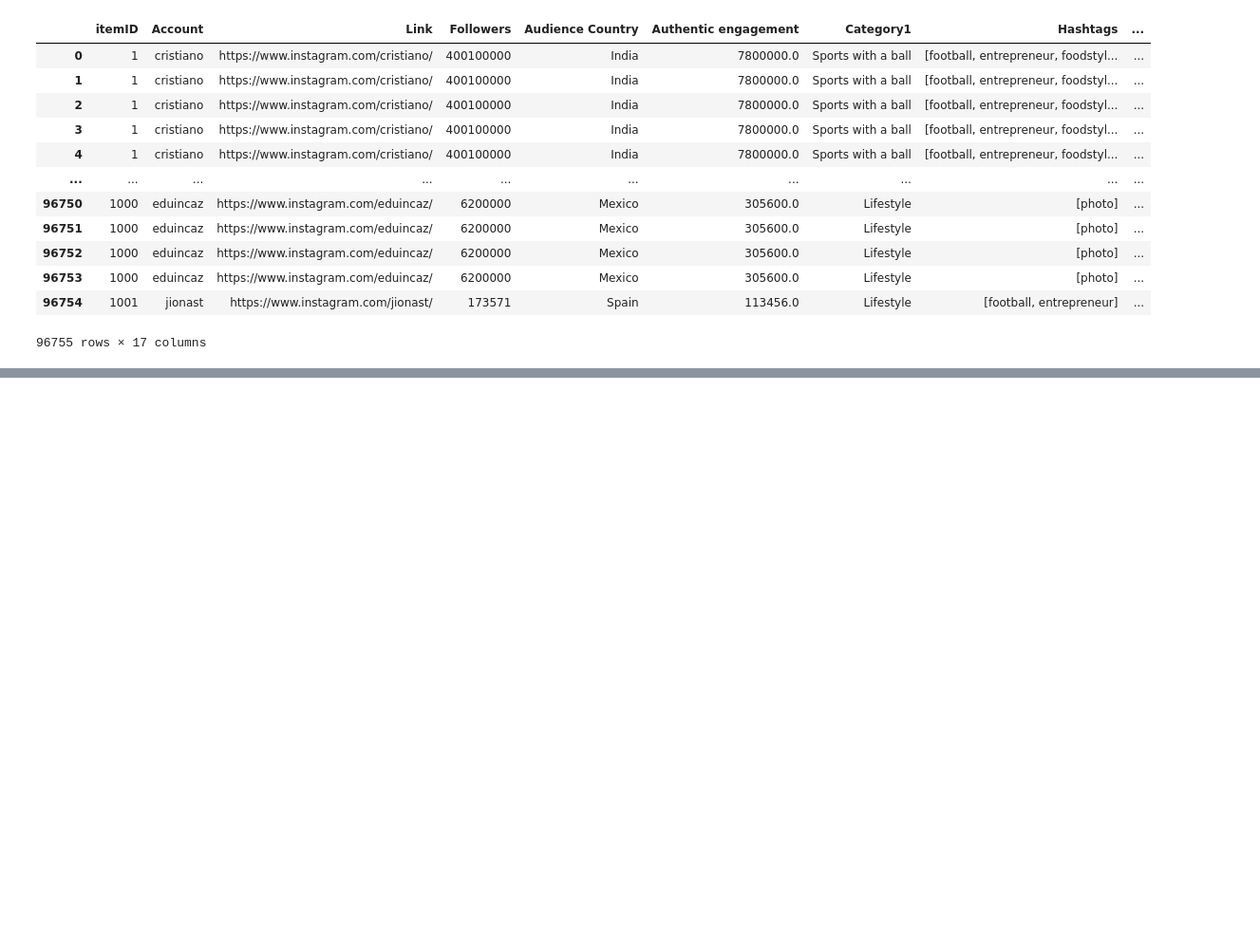
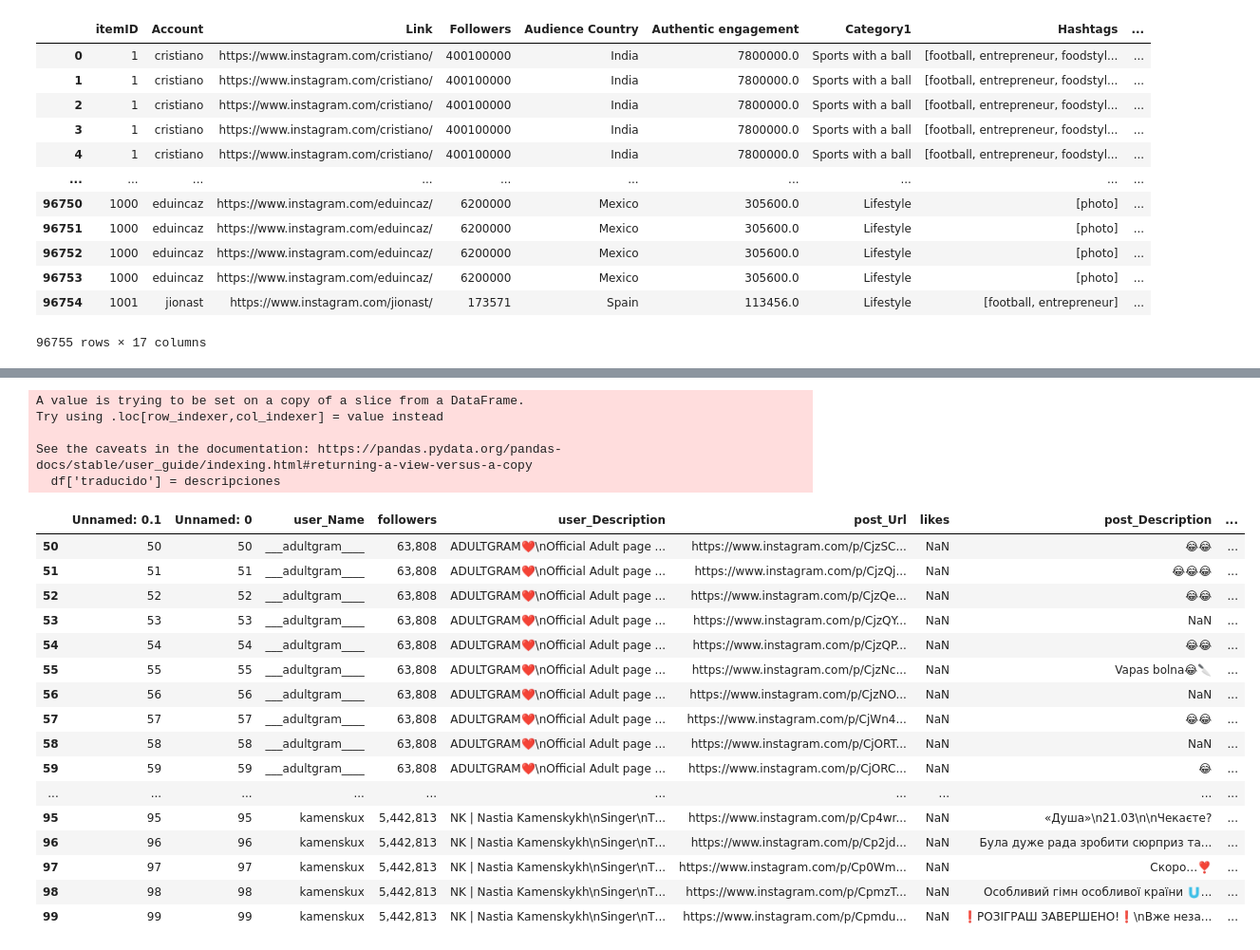
Before and after one commit to Ingernieros-del-IE/influence_marketing, a Jupyter notebook: data_preparation copy.ipynb, the cells around one changed output, grey strips where cells are left out. Shown: that part at 95% size. Drawn from its saved outputs; the diff is of its cells as text; code cells hidden in the pictures; blank space fills up the shorter version.

```diff
--- a/data_preparation copy.ipynb
+++ b/data_preparation copy.ipynb
@@ -95,7 +70,7 @@ def location (location_name):
 # %%
 loc = []
 
-for i in range(len(df_influ['post_Location'])):
-    loc.append(location(df_influ['post_Location'][i]))
+for i in range(len(df['post_Location'])):
+    loc.append(location(df['post_Location'][i]))
 
-df_influ['location'] = loc
+df['location'] = loc
@@ -297,0 +295,7 @@ df
+# %%
+from langdetect import detect
+
+text = "Joaquín es gilipollas"  # Replace this with your text
+language = detect(text)
+
+print(language)  # Output: "en" for English
@@ -297,0 +314,2 @@ df
+# %%
+df = df.tail(50)
@@ -297,0 +336,51 @@ df
+# %%
+from googletrans import Translator
+from langdetect import detect
+
+translator = Translator()
+descripciones = []
+
+for index, row in df.iterrows():
+    text = row['post_Description']
+    if text:
+        try:
+            language = detect(text)
+            if language != 'en':
+                translated = translator.translate(text, src=language, dest="en")
+                descripcion = str(translated.text)
+                descripciones.append(descripcion)
+            else:
+                descripciones.append(text)
+        except:
+            # if there is an error in translation, we can leave the original text
+            descripciones.append(text)
+    else:
+        descripciones.append(text)
+
+df['traducido'] = descripciones
+# %% [output]
+A value is trying to be set on a copy of a slice from a DataFrame.
+Try using .loc[row_indexer,col_indexer] = value instead
+
+See the caveats in the documentation: https://pandas.pydata.org/pandas-docs/stable/user_guide/indexing.html#returning-a-view-versus-a-copy
+  df['traducido'] = descripciones
+# %%
+df
+# %% [output]
+|  | Unnamed: 0.1 | Unnamed: 0 | user_Name | followers | user_Description | post_Url | likes | post_Description | ... |
+| 50 | 50 | 50 | ___adultgram____ | 63,808 | ADULTGRAM❤️\nOfficial Adult page ... | https://www.instagram.com/p/CjzSC... | NaN | 😂😂 | ... |
+| 51 | 51 | 51 | ___adultgram____ | 63,808 | ADULTGRAM❤️\nOfficial Adult page ... | https://www.instagram.com/p/CjzQj... | NaN | 😂😂😂 | ... |
+| 52 | 52 | 52 | ___adultgram____ | 63,808 | ADULTGRAM❤️\nOfficial Adult page ... | https://www.instagram.com/p/CjzQe... | NaN | 😂😂 | ... |
+| 53 | 53 | 53 | ___adultgram____ | 63,808 | ADULTGRAM❤️\nOfficial Adult page ... | https://www.instagram.com/p/CjzQY... | NaN | NaN | ... |
+| 54 | 54 | 54 | ___adultgram____ | 63,808 | ADULTGRAM❤️\nOfficial Adult page ... | https://www.instagram.com/p/CjzQP... | NaN | 😂😂 | ... |
+| 55 | 55 | 55 | ___adultgram____ | 63,808 | ADULTGRAM❤️\nOfficial Adult page ... | https://www.instagram.com/p/CjzNc... | NaN | Vapas bolna😂🔪 | ... |
+| 56 | 56 | 56 | ___adultgram____ | 63,808 | ADULTGRAM❤️\nOfficial Adult page ... | https://www.instagram.com/p/CjzNO... | NaN | NaN | ... |
+| 57 | 57 | 57 | ___adultgram____ | 63,808 | ADULTGRAM❤️\nOfficial Adult page ... | https://www.instagram.com/p/CjWn4... | NaN | 😂😂 | ... |
+| 58 | 58 | 58 | ___adultgram____ | 63,808 | ADULTGRAM❤️\nOfficial Adult page ... | https://www.instagram.com/p/CjORT... | NaN | NaN | ... |
+| 59 | 59 | 59 | ___adultgram____ | 63,808 | ADULTGRAM❤️\nOfficial Adult page ... | https://www.instagram.com/p/CjORC... | NaN | 😂 | ... |
+| ... | ... | ... | ... | ... | ... | ... | ... | ... | ... |
+| 95 | 95 | 95 | kamenskux | 5,442,813 | NK | Nastia Kamenskykh\nSinger\nТ... | https://www.instagram.com/p/Cp4wr... | NaN | «Душа»\n21.03\n\nЧекаєте? | ... |
+| 96 | 96 | 96 | kamenskux | 5,442,813 | NK | Nastia Kamenskykh\nSinger\nТ... | https://www.instagram.com/p/Cp2jd... | NaN | Була дуже рада зробити сюрприз та... | ... |
+| 97 | 97 | 97 | kamenskux | 5,442,813 | NK | Nastia Kamenskykh\nSinger\nТ... | https://www.instagram.com/p/Cp0Wm... | NaN | Скоро…❣️ | ... |
+| 98 | 98 | 98 | kamenskux | 5,442,813 | NK | Nastia Kamenskykh\nSinger\nТ... | https://www.instagram.com/p/CpmzT... | NaN | Особливий гімн особливої країни 🇺... | ... |
+| 99 | 99 | 99 | kamenskux | 5,442,813 | NK | Nastia Kamenskykh\nSinger\nТ... | https://www.instagram.com/p/Cpmdu... | NaN | ❗️РОЗІГРАШ ЗАВЕРШЕНО!❗️\nВже неза... | ... |
```
Also changed, not shown: parts of 14 cells of this notebook, 24 other files.
